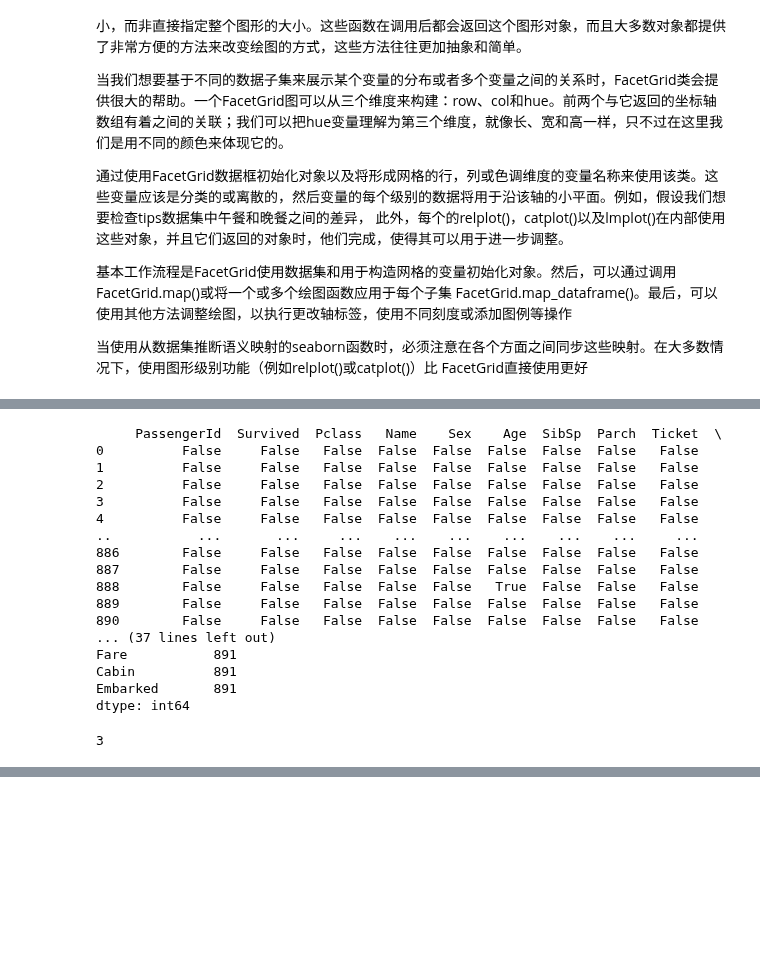
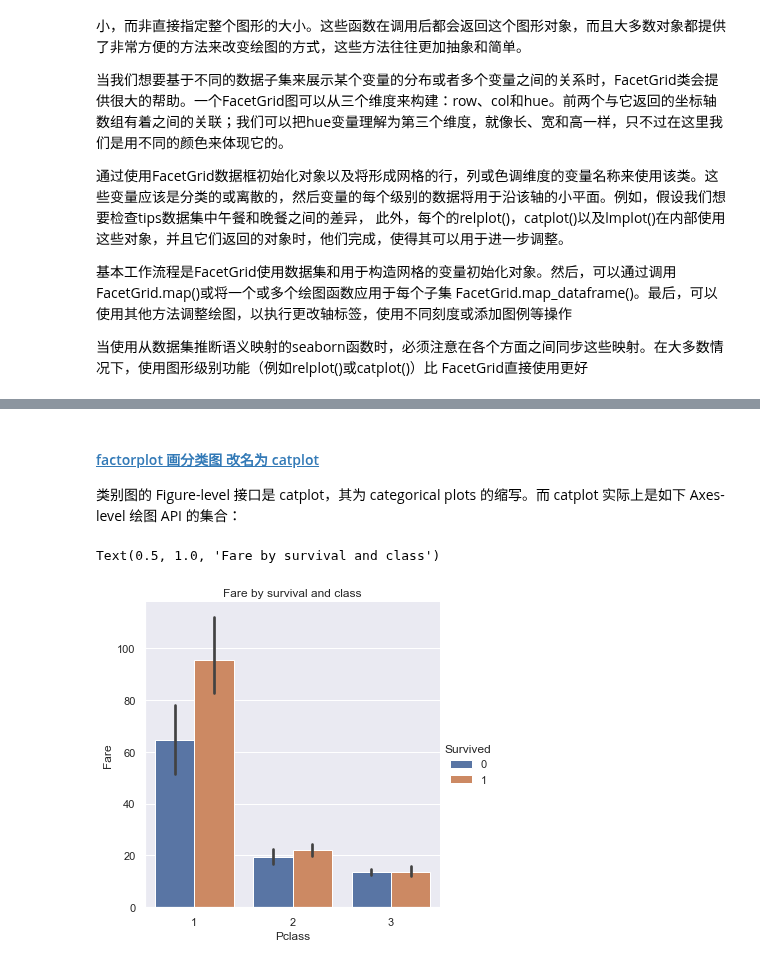
Before and after one commit to Jamie33/learngit, a Jupyter notebook: DataAnalysis/Seaborn.ipynb, the cells around one changed output, grey strips where cells are left out. Cells and saved outputs as stored; diff of their text form; code cells hidden in the pictures; blank space fills up the shorter version.

```diff
--- a/DataAnalysis/Seaborn.ipynb
+++ b/DataAnalysis/Seaborn.ipynb
@@ -248,34 +247,0 @@ grid.map(sns.pointplot,'Pclass','Survived','Sex',order=[1,2,3]).add_legend()
-# %%
-# data analysis and wrangling
-import pandas as pd
-import numpy as np
-
-# visualization
-import seaborn as sns
-import matplotlib.pyplot as plt
-%matplotlib inline
-
-train_df = pd.read_csv('train.csv')
-print(train_df.isnull())
-# %% [output]
-     PassengerId  Survived  Pclass   Name    Sex    Age  SibSp  Parch  Ticket  \
-0          False     False   False  False  False  False  False  False   False
-1          False     False   False  False  False  False  False  False   False
-2          False     False   False  False  False  False  False  False   False
-3          False     False   False  False  False  False  False  False   False
-4          False     False   False  False  False  False  False  False   False
-..           ...       ...     ...    ...    ...    ...    ...    ...     ...
-886        False     False   False  False  False  False  False  False   False
-887        False     False   False  False  False  False  False  False   False
-888        False     False   False  False  False   True  False  False   False
-889        False     False   False  False  False  False  False  False   False
-890        False     False   False  False  False  False  False  False   False
-... (37 lines left out)
-Fare           891
-Cabin          891
-Embarked       891
-dtype: int64
-# %%
-print(False+False+True+True+False+True)
-# %% [output]
-3
@@ -325,3 +281,13 @@ class seaborn.FacetGrid(data, row=None, col=None, hue=None, col_wrap=None,
 
 
 大家看看右边的y轴是否变化了，一旦不共享，他就会自己标注
+# %% [markdown]
+#### [factorplot 画分类图 改名为 catplot](https://www.shiyanlou.com/courses/892/learning/?id=3260)
+
+类别图的 Figure-level 接口是 catplot，其为 categorical plots 的缩写。而 catplot 实际上是如下 Axes-level 绘图 API 的集合：
+# %%
+g=sns.catplot(x='Pclass',y='Fare',hue='Survived',data=train_df,kind='bar')
+g.ax.set_title('Fare by survival and class')
+# %% [output]
+Text(0.5, 1.0, 'Fare by survival and class')
+[figure, added]
```
Also changed, not shown: parts of 6 cells of this notebook, 10 other files.
